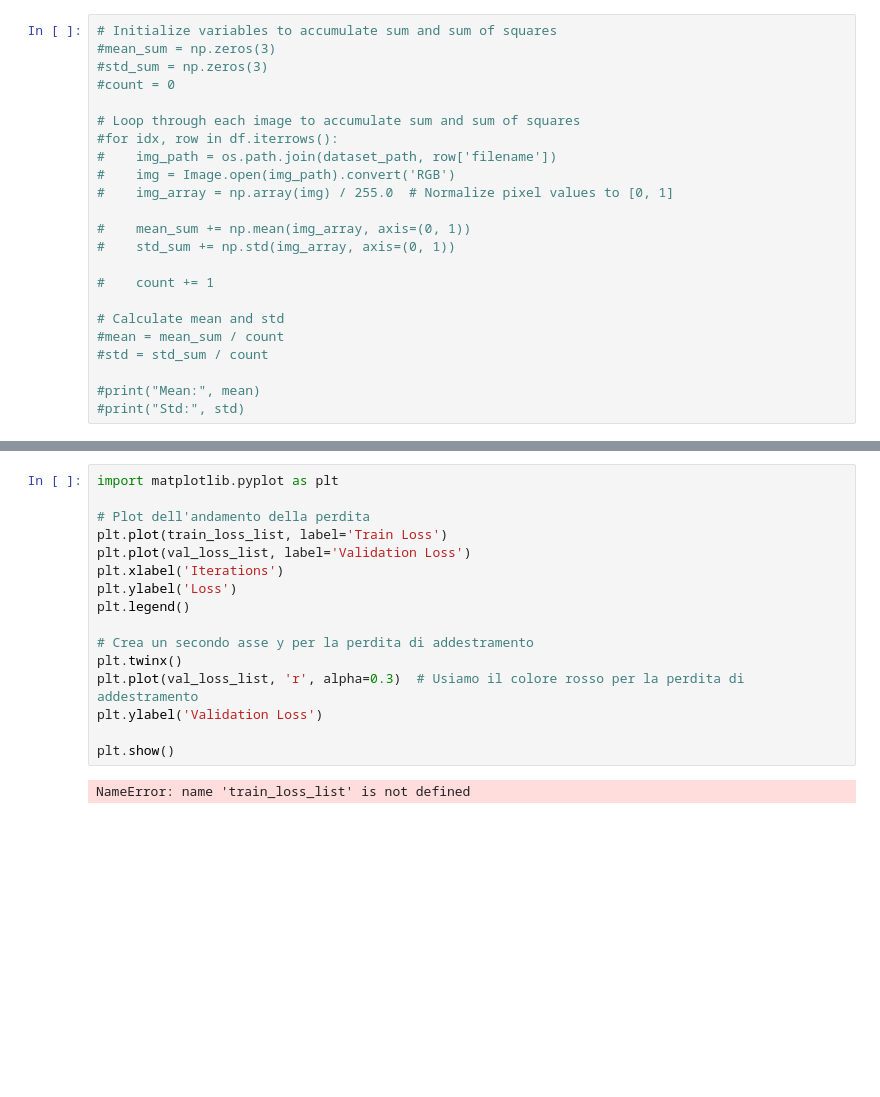
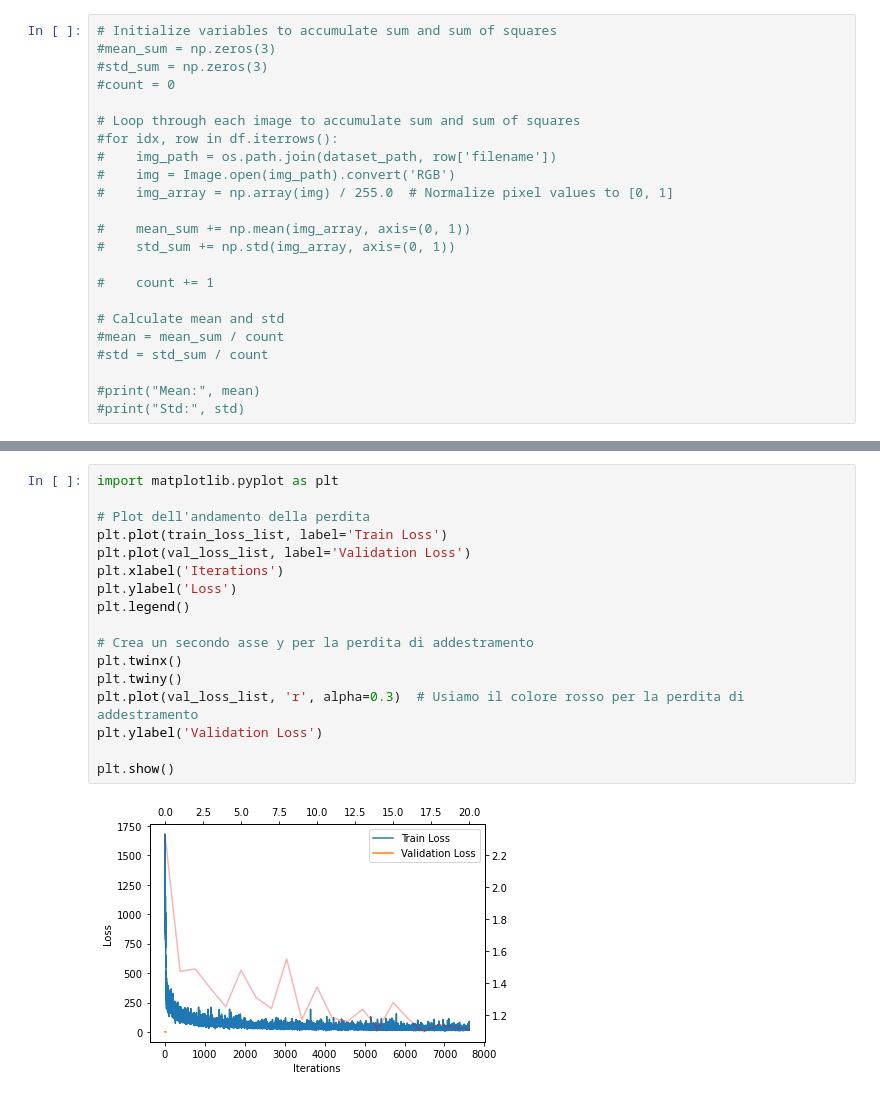
Before and after one commit to plspeziali/AgeGender-CNN, a Jupyter notebook: Notebook/AgeGender-Single.ipynb, the cells around one changed output, grey strips where cells are left out. Cells and saved outputs as stored; diff of their text form; blank space fills up the shorter version.

```diff
--- a/Notebook/AgeGender-Single.ipynb
+++ b/Notebook/AgeGender-Single.ipynb
@@ -458,21 +471,22 @@ print(f'Total Training Samples: {total_train},  Total Validation Samples: {total
 # %%
 import matplotlib.pyplot as plt
 
 # Plot dell'andamento della perdita
 plt.plot(train_loss_list, label='Train Loss')
 plt.plot(val_loss_list, label='Validation Loss')
 plt.xlabel('Iterations')
 plt.ylabel('Loss')
 plt.legend()
 
 # Crea un secondo asse y per la perdita di addestramento
 plt.twinx()
+plt.twiny()
 plt.plot(val_loss_list, 'r', alpha=0.3)  # Usiamo il colore rosso per la perdita di addestramento
 plt.ylabel('Validation Loss')
 
 plt.show()
 # %% [output]
-NameError: name 'train_loss_list' is not defined
+[figure, added]
 # %%
 # Plot dell'andamento dell'accuratezza
 plt.figure(figsize=(12, 8))
```
Also changed, not shown: parts of 12 cells of this notebook, 2 other files.
